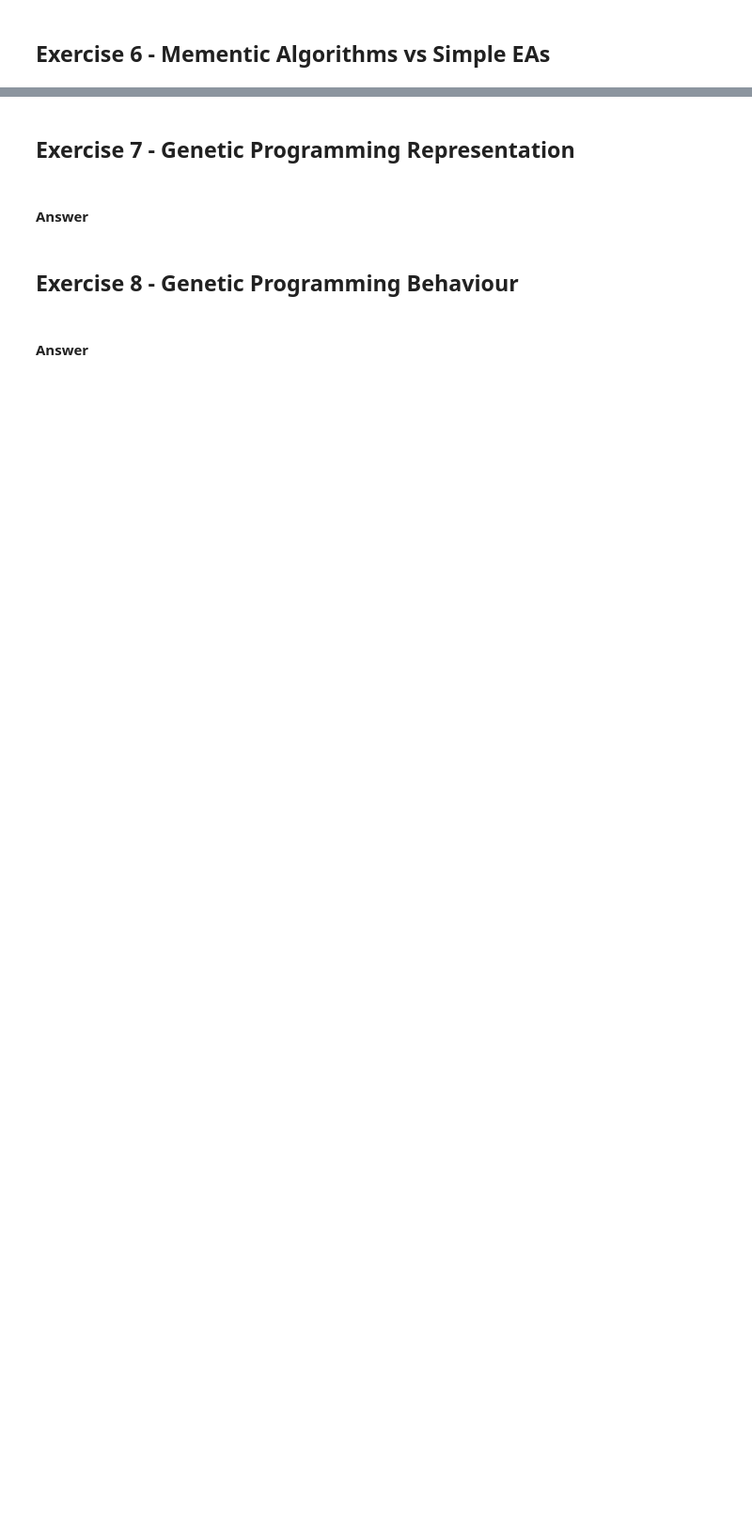
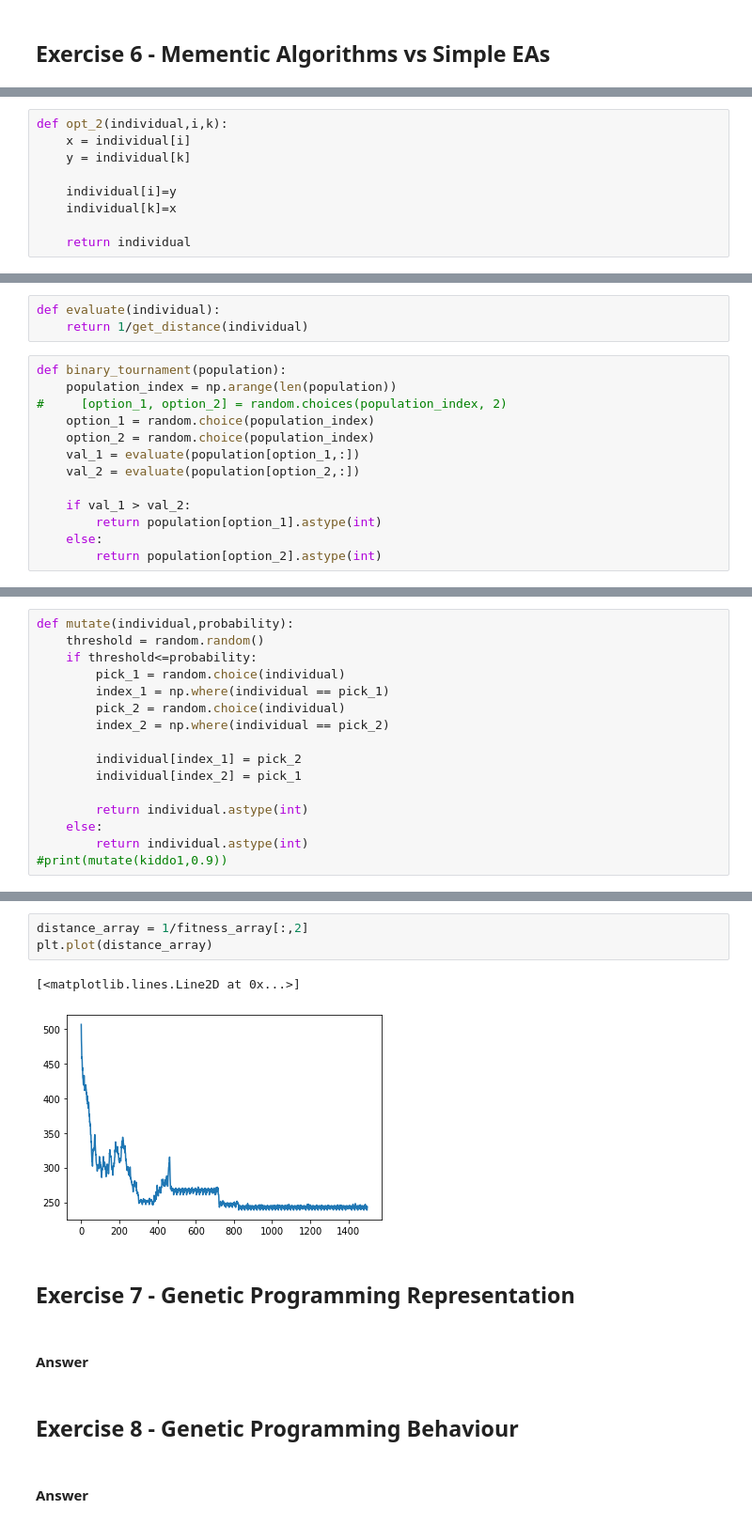
Before and after one commit to marlousnijman/natural_computing, a Jupyter notebook: Assignment 1/assignment1.ipynb, the cells around one changed output, grey strips where cells are left out. Shown at 94% size. Cells and saved outputs as stored; diff of their text form; blank space fills up the shorter version.

```diff
--- a/Assignment 1/assignment1.ipynb
+++ b/Assignment 1/assignment1.ipynb
@@ -174,0 +137,9 @@ There is a clear difference in performance. In the second approach, no fitness f
+# %%
+def opt_2(individual,i,k):
+    x = individual[i]
+    y = individual[k]
+
+    individual[i]=y
+    individual[k]=x
+
+    return individual
@@ -174,0 +174,16 @@ There is a clear difference in performance. In the second approach, no fitness f
+# %%
+def evaluate(individual):
+    return 1/get_distance(individual)
+# %%
+def binary_tournament(population):
+    population_index = np.arange(len(population))
+#     [option_1, option_2] = random.choices(population_index, 2)
+    option_1 = random.choice(population_index)
+    option_2 = random.choice(population_index)
+    val_1 = evaluate(population[option_1,:])
+    val_2 = evaluate(population[option_2,:])
+
+    if val_1 > val_2:
+        return population[option_1].astype(int)
+    else:
+        return population[option_2].astype(int)
@@ -174,0 +240,16 @@ There is a clear difference in performance. In the second approach, no fitness f
+# %%
+def mutate(individual,probability):
+    threshold = random.random()
+    if threshold<=probability:
+        pick_1 = random.choice(individual)
+        index_1 = np.where(individual == pick_1)
+        pick_2 = random.choice(individual)
+        index_2 = np.where(individual == pick_2)
+
+        individual[index_1] = pick_2
+        individual[index_2] = pick_1
+
+        return individual.astype(int)
+    else:
+        return individual.astype(int)
+#print(mutate(kiddo1,0.9))
@@ -175,3 +337,9 @@ There is a clear difference in performance. In the second approach, no fitness f
+# %%
+distance_array = 1/fitness_array[:,2]
+plt.plot(distance_array)
+# %% [output]
+[<matplotlib.lines.Line2D at 0x...>]
+[figure, added]
 # %% [markdown]
 ## Exercise 7 - Genetic Programming Representation
 # %% [markdown]
```
Also changed, not shown: parts of 39 cells of this notebook.
